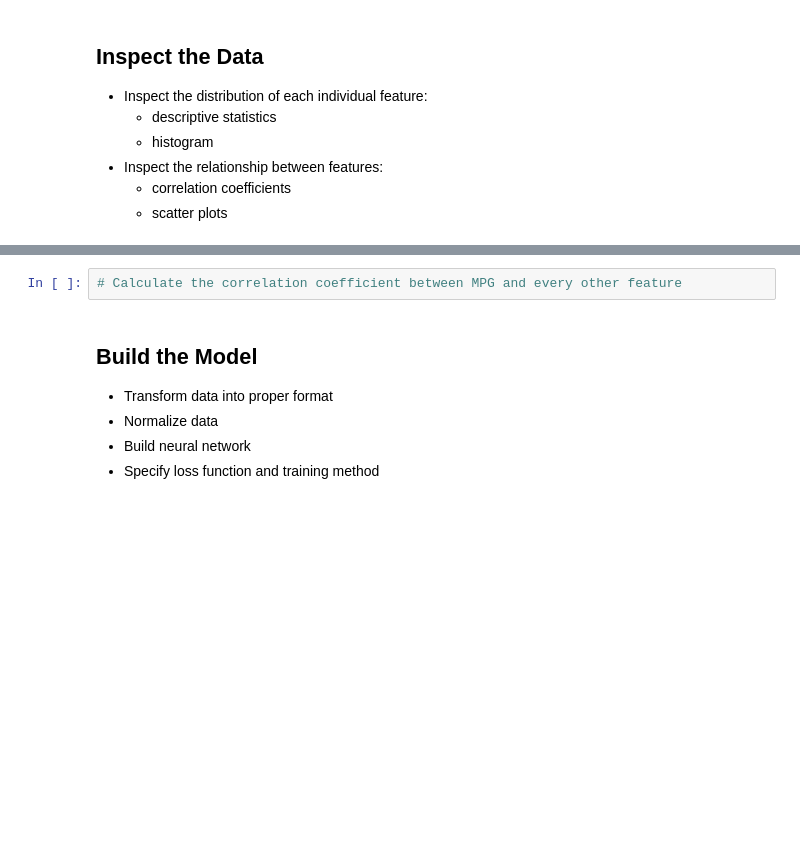
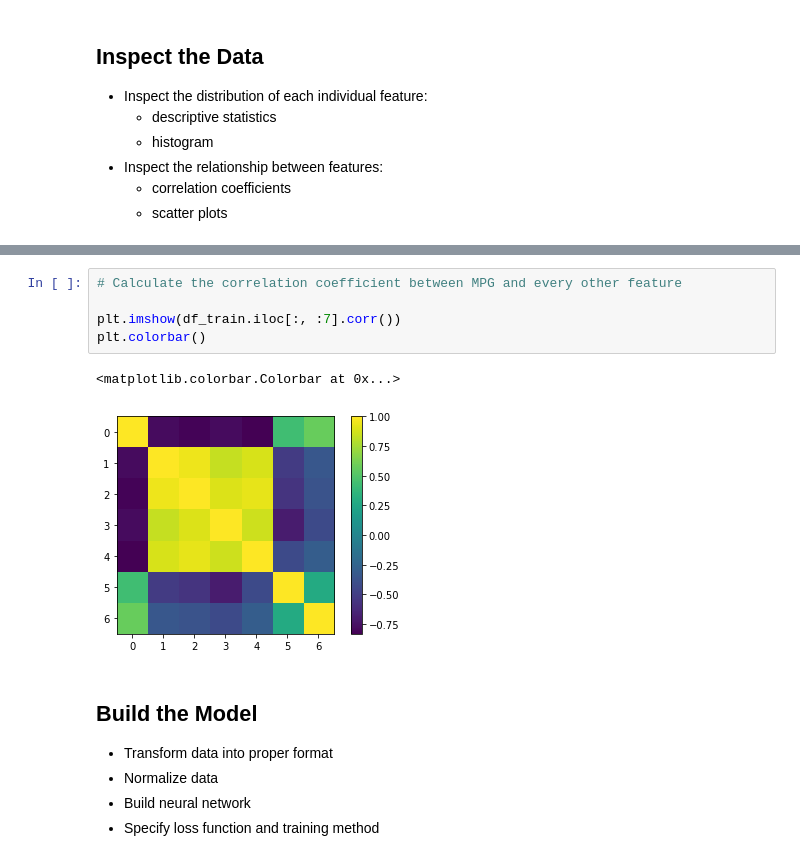
Before and after one commit to ch00226855/CMP414-765_Spring2020, a Jupyter notebook: Week13_DeepLearningForRegression.ipynb, the cells around one changed output, grey strips where cells are left out. Drawn from its saved outputs; the diff is of its cells as text; blank space fills up the shorter version.

```diff
--- a/Week13_DeepLearningForRegression.ipynb
+++ b/Week13_DeepLearningForRegression.ipynb
@@ -154,5 +160,11 @@ plt.show()
 # %%
 # Calculate the correlation coefficient between MPG and every other feature
+
+plt.imshow(df_train.iloc[:, :7].corr())
+plt.colorbar()
+# %% [output]
+<matplotlib.colorbar.Colorbar at 0x...>
+[figure, added]
 # %% [markdown]
 ## Build the Model
 - Transform data into proper format
```
Also changed, not shown: parts of 21 cells of this notebook.
